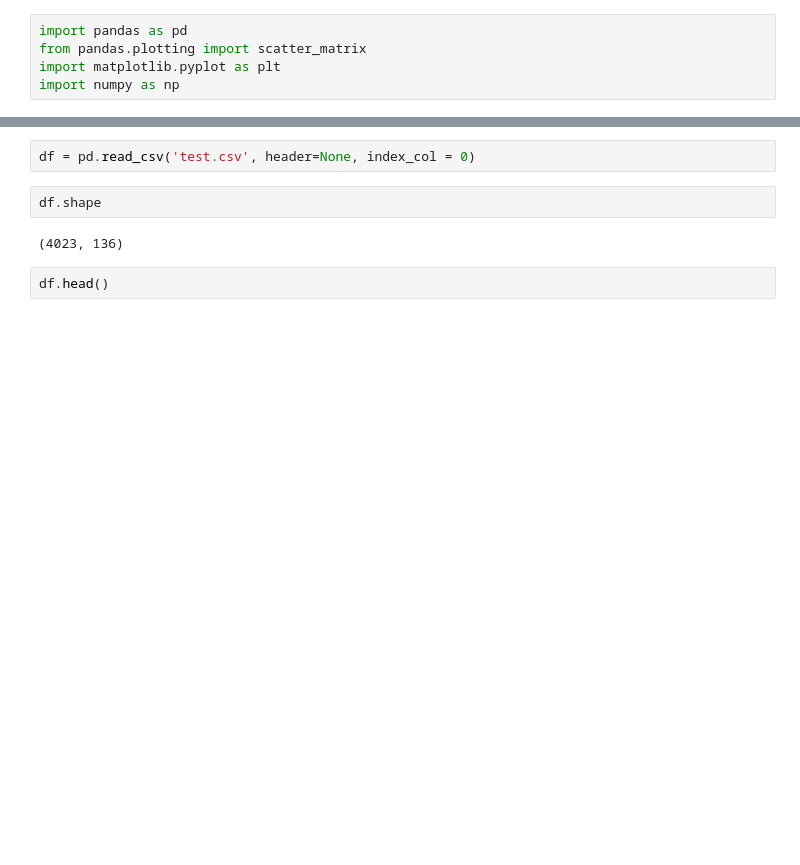
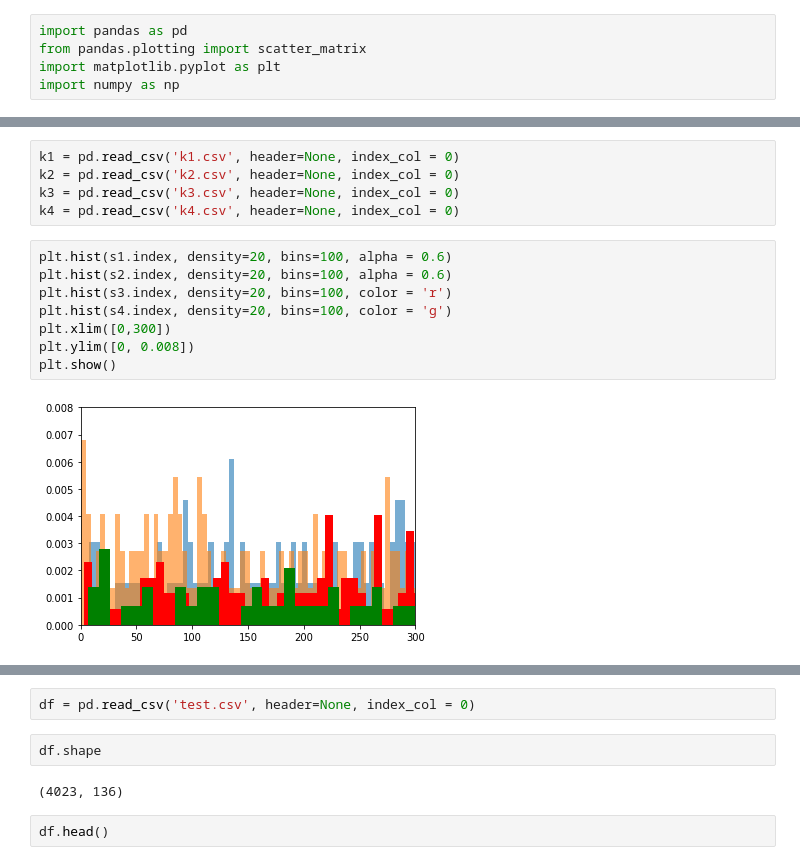
Before and after one commit to howon-kim/eye-blink-detection, a Jupyter notebook: dataAnalysis.ipynb, the cells around one changed output, grey strips where cells are left out. Saved outputs shown, nothing was run; the diff lists cells and outputs as text; blank space fills up the shorter version.

```diff
--- a/dataAnalysis.ipynb
+++ b/dataAnalysis.ipynb
@@ -5,0 +43,15 @@ import numpy as np
+# %%
+k1 = pd.read_csv('k1.csv', header=None, index_col = 0)
+k2 = pd.read_csv('k2.csv', header=None, index_col = 0)
+k3 = pd.read_csv('k3.csv', header=None, index_col = 0)
+k4 = pd.read_csv('k4.csv', header=None, index_col = 0)
+# %%
+plt.hist(s1.index, density=20, bins=100, alpha = 0.6)
+plt.hist(s2.index, density=20, bins=100, alpha = 0.6)
+plt.hist(s3.index, density=20, bins=100, color = 'r')
+plt.hist(s4.index, density=20, bins=100, color = 'g')
+plt.xlim([0,300])
+plt.ylim([0, 0.008])
+plt.show()
+# %% [output]
+[figure, added]
```
Also changed, not shown: parts of 18 cells of this notebook, 16 other files.
